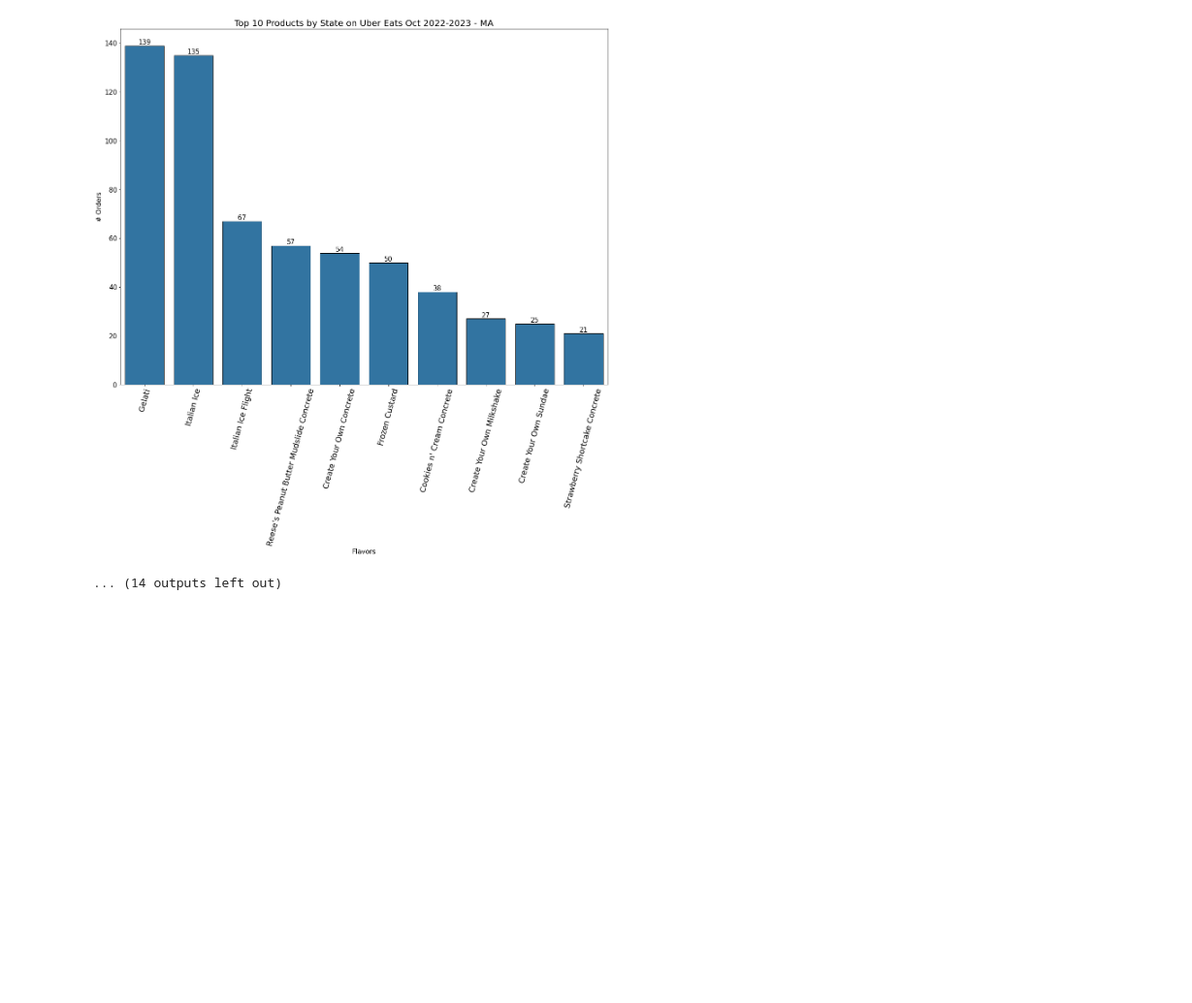
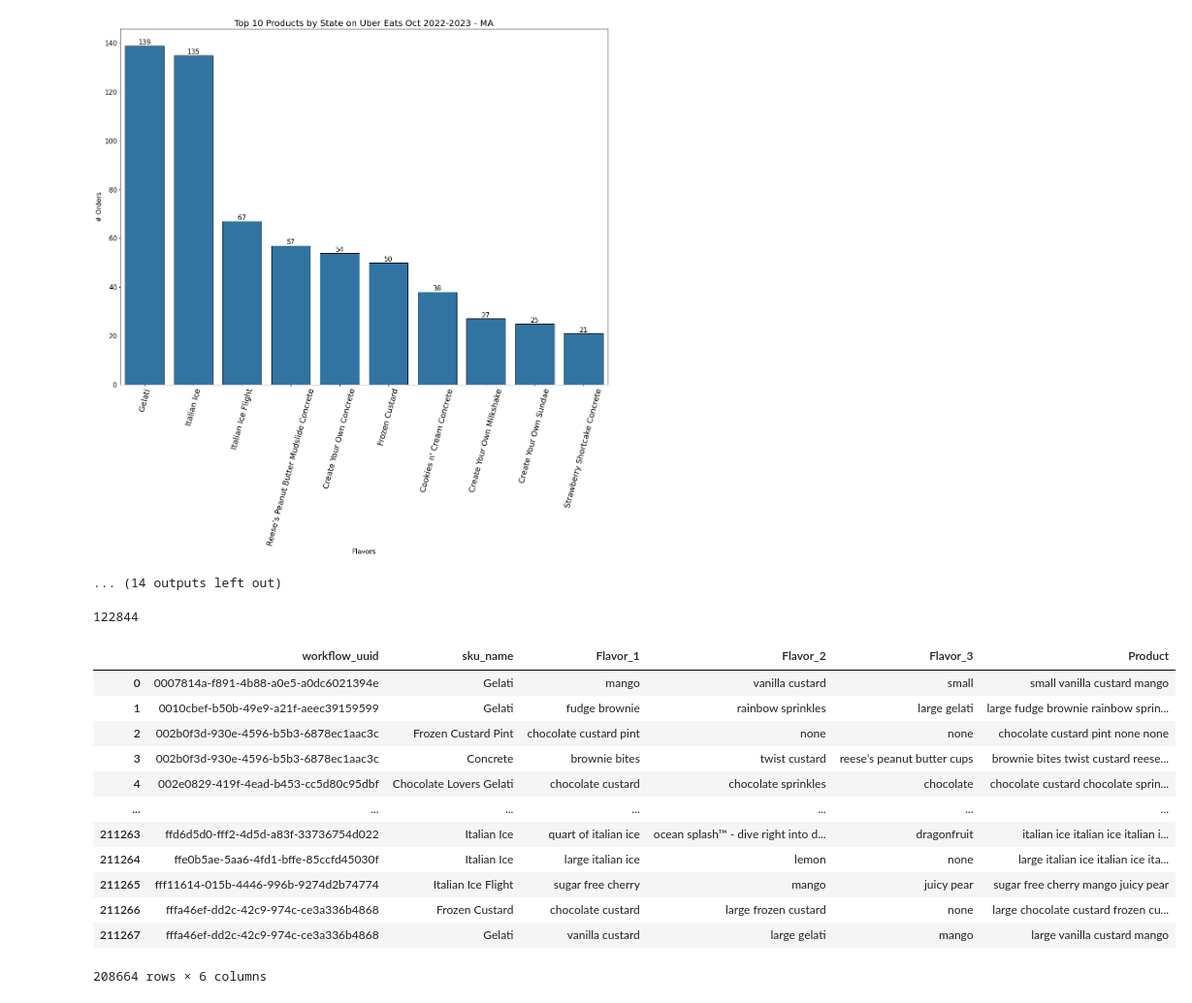
Before and after one commit to jh729670/Work, a Jupyter notebook: Uber Eats Flavors-checkpoint.ipynb, the cells around one changed output. Shown at 97% size. Drawn from its saved outputs; the diff is of its cells as text; code cells hidden in the pictures; blank space fills up the shorter version.

```diff
--- a/Uber Eats Flavors-checkpoint.ipynb
+++ b/Uber Eats Flavors-checkpoint.ipynb
@@ -594,3 +610,23 @@ for i in list(enumerate(state_groups.State.unique())):
 [figure]
 [figure]
 ... (14 outputs left out)
+# %%
+orders.workflow_uuid.nunique()
+# %% [output]
+122844
+# %%
+orders
+# %% [output]
+|  | workflow_uuid | sku_name | Flavor_1 | Flavor_2 | Flavor_3 | Product |
+| 0 | 0007814a-f891-4b88-a0e5-a0dc6021394e | Gelati | mango | vanilla custard | small | small vanilla custard mango |
+| 1 | 0010cbef-b50b-49e9-a21f-aeec39159599 | Gelati | fudge brownie | rainbow sprinkles | large gelati | large fudge brownie rainbow sprin... |
+| 2 | 002b0f3d-930e-4596-b5b3-6878ec1aac3c | Frozen Custard Pint | chocolate custard pint | none | none | chocolate custard pint none none |
+| 3 | 002b0f3d-930e-4596-b5b3-6878ec1aac3c | Concrete | brownie bites | twist custard | reese’s peanut butter cups | brownie bites twist custard reese... |
+| 4 | 002e0829-419f-4ead-b453-cc5d80c95dbf | Chocolate Lovers Gelati | chocolate custard | chocolate sprinkles | chocolate | chocolate custard chocolate sprin... |
+| ... | ... | ... | ... | ... | ... | ... |
+| 211263 | ffd6d5d0-fff2-4d5d-a83f-33736754d022 | Italian Ice | quart of italian ice | ocean splash™ - dive right into d... | dragonfruit | italian ice italian ice italian i... |
+| 211264 | ffe0b5ae-5aa6-4fd1-bffe-85ccfd45030f | Italian Ice | large italian ice | lemon | none | large italian ice italian ice ita... |
+| 211265 | fff11614-015b-4446-996b-9274d2b74774 | Italian Ice Flight | sugar free cherry | mango | juicy pear | sugar free cherry mango juicy pear |
+| 211266 | fffa46ef-dd2c-42c9-974c-ce3a336b4868 | Frozen Custard | chocolate custard | large frozen custard | none | large chocolate custard frozen cu... |
+| 211267 | fffa46ef-dd2c-42c9-974c-ce3a336b4868 | Gelati | vanilla custard | large gelati | mango | large vanilla custard mango |
+208664 rows × 6 columns
```
Also changed, not shown: parts of 5 cells of this notebook, 5 other files.
